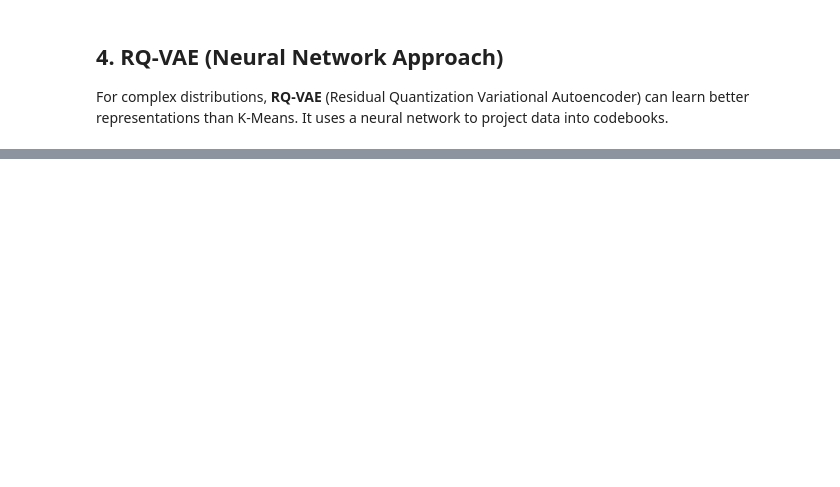
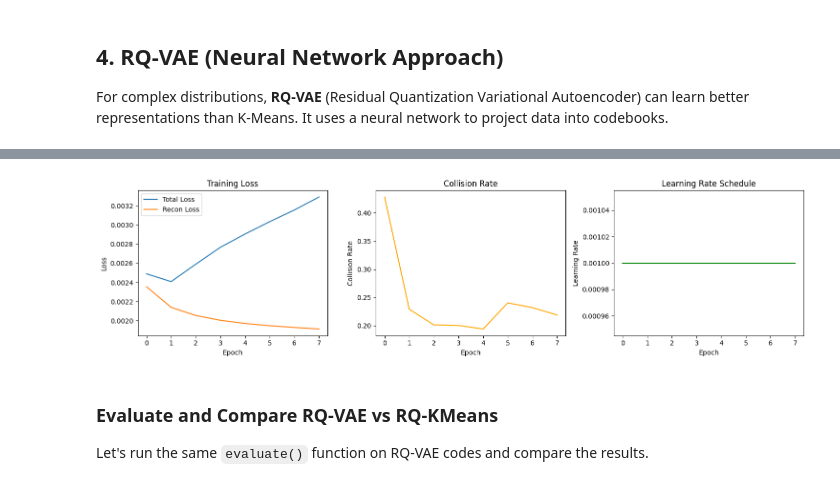
Before and after one commit to kivimike/semantic-id, a Jupyter notebook: examples/tutorial_ag_news.ipynb, the cells around one changed output, grey strips where cells are left out. Drawn from its saved outputs; the diff is of its cells as text; code cells hidden in the pictures; blank space fills up the shorter version.

```diff
--- a/examples/tutorial_ag_news.ipynb
+++ b/examples/tutorial_ag_news.ipynb
@@ -220,12 +335,13 @@ print("Initializing RQ-VAE...")
 
 rq_vae = RQVAE(
     in_dim=embeddings.shape[1], # 384
-    num_emb_list=[16, 16, 16, 16], # 4 levels
+    num_emb_list=[10, 10, 10, 10], # 4 levels
     e_dim=32,                   # Codebook dimension
-    layers=[128, 64],           # Encoder/Decoder layers
+    layers=[256, 128, 64],           # Encoder/Decoder layers
     device=device,
     batch_size=256,
-    epochs=5,
+    lr=0.001,
+    epochs=8,
     verbose=1,
     kmeans_init=True
 )
@@ -250,0 +375,28 @@ Sample VAE ID: 6-11-3-11
+# %%
+fig, axes = plt.subplots(1, 3, figsize=(15, 4))
+
+axes[0].plot(rq_vae.history_["loss"], label="Total Loss")
+axes[0].plot(rq_vae.history_["recon_loss"], label="Recon Loss")
+axes[0].set_xlabel("Epoch")
+axes[0].set_ylabel("Loss")
+axes[0].set_title("Training Loss")
+axes[0].legend()
+
+axes[1].plot(rq_vae.history_["collision_rate"], color="orange")
+axes[1].set_xlabel("Epoch")
+axes[1].set_ylabel("Collision Rate")
+axes[1].set_title("Collision Rate")
+
+axes[2].plot(rq_vae.history_["lr"], color="green")
+axes[2].set_xlabel("Epoch")
+axes[2].set_ylabel("Learning Rate")
+axes[2].set_title("Learning Rate Schedule")
+
+plt.tight_layout()
+plt.show()
+# %% [output]
+[figure, added]
+# %% [markdown]
+### Evaluate and Compare RQ-VAE vs RQ-KMeans
+
+Let's run the same `evaluate()` function on RQ-VAE codes and compare the results.
```
Also changed, not shown: parts of 26 cells of this notebook, 3 other files.
